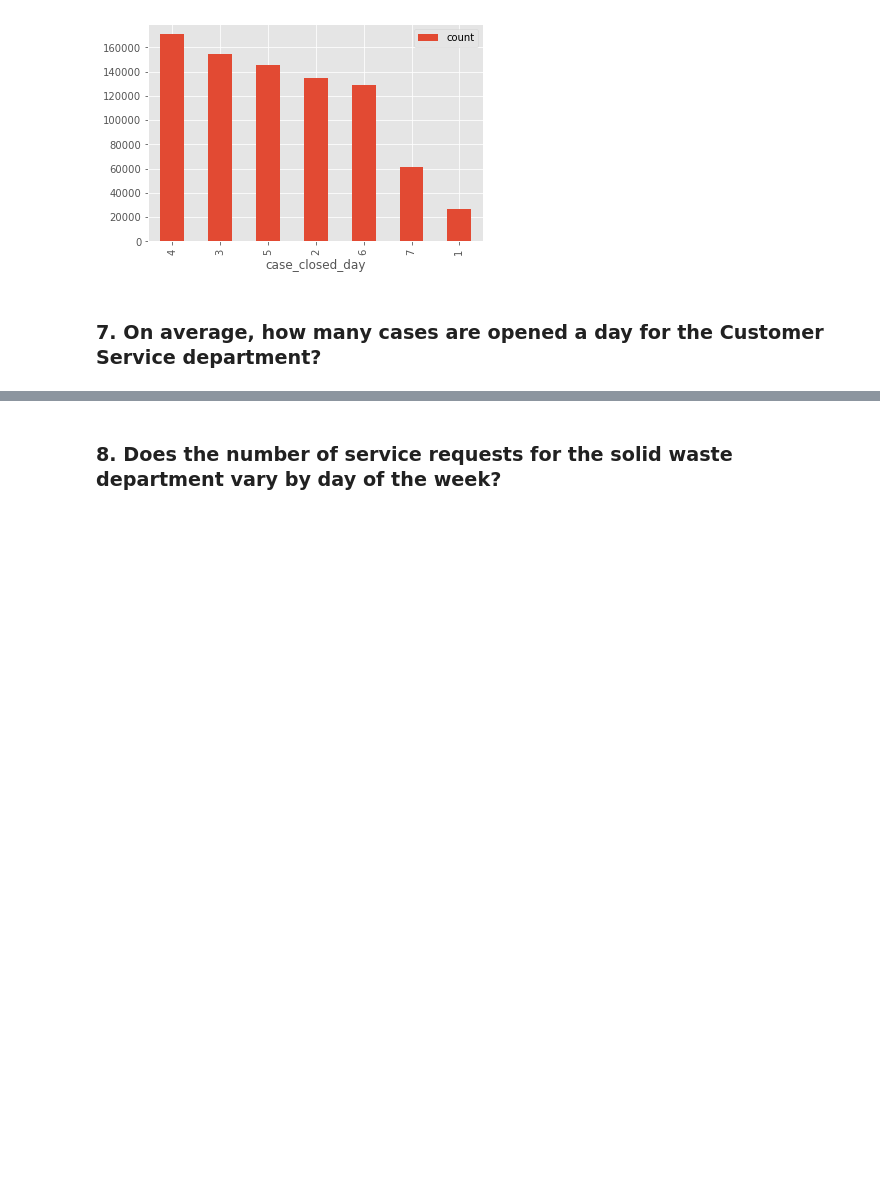
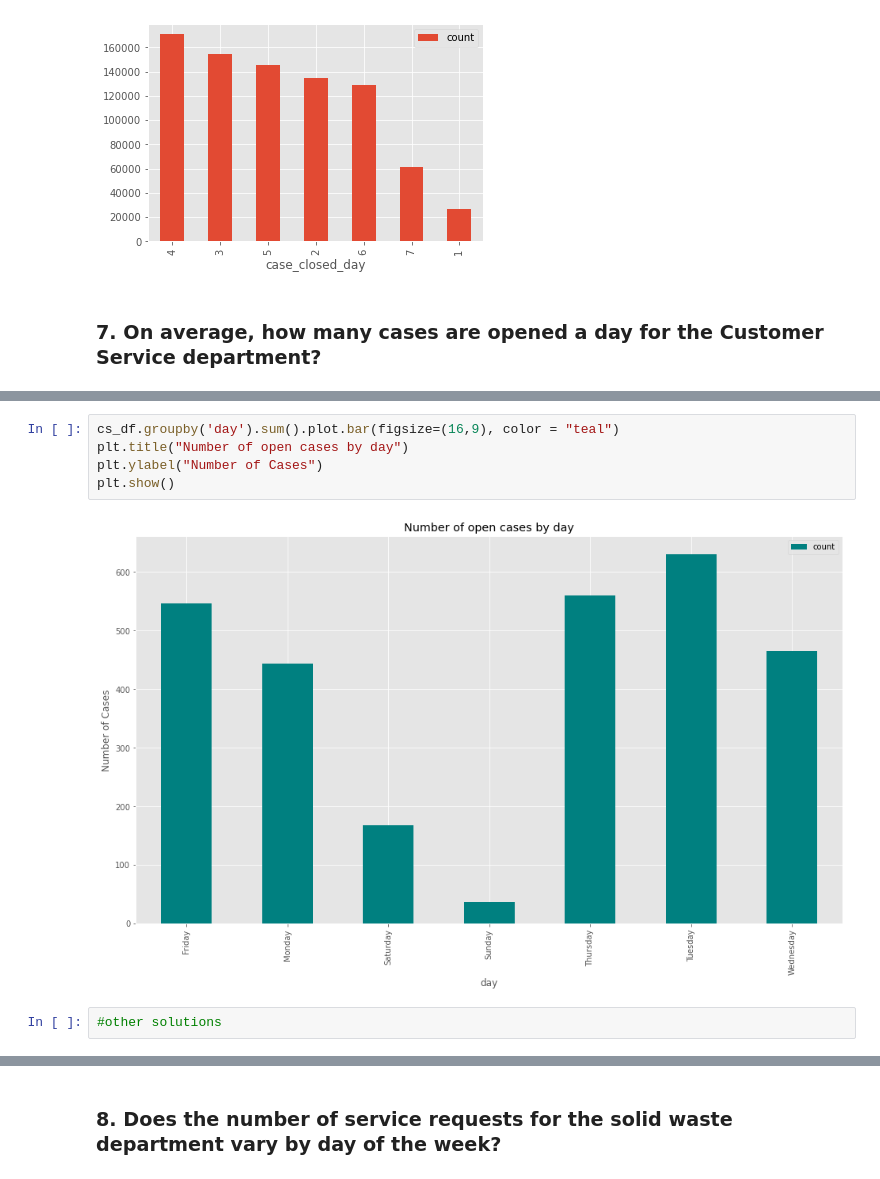
Before and after one commit to cindyvillanuevads/spark-exercises, a Jupyter notebook: explore.ipynb, the cells around one changed output, grey strips where cells are left out. Cells and saved outputs as stored; diff of their text form; blank space fills up the shorter version.

```diff
--- a/explore.ipynb
+++ b/explore.ipynb
@@ -787,0 +889,9 @@ df_closed.plot.bar()
+# %%
+cs_df.groupby('day').sum().plot.bar(figsize=(16,9), color = "teal")
+plt.title("Number of open cases by day")
+plt.ylabel("Number of Cases")
+plt.show()
+# %% [output]
+[figure, added]
+# %%
+#other solutions
```
Also changed, not shown: parts of 26 cells of this notebook.
